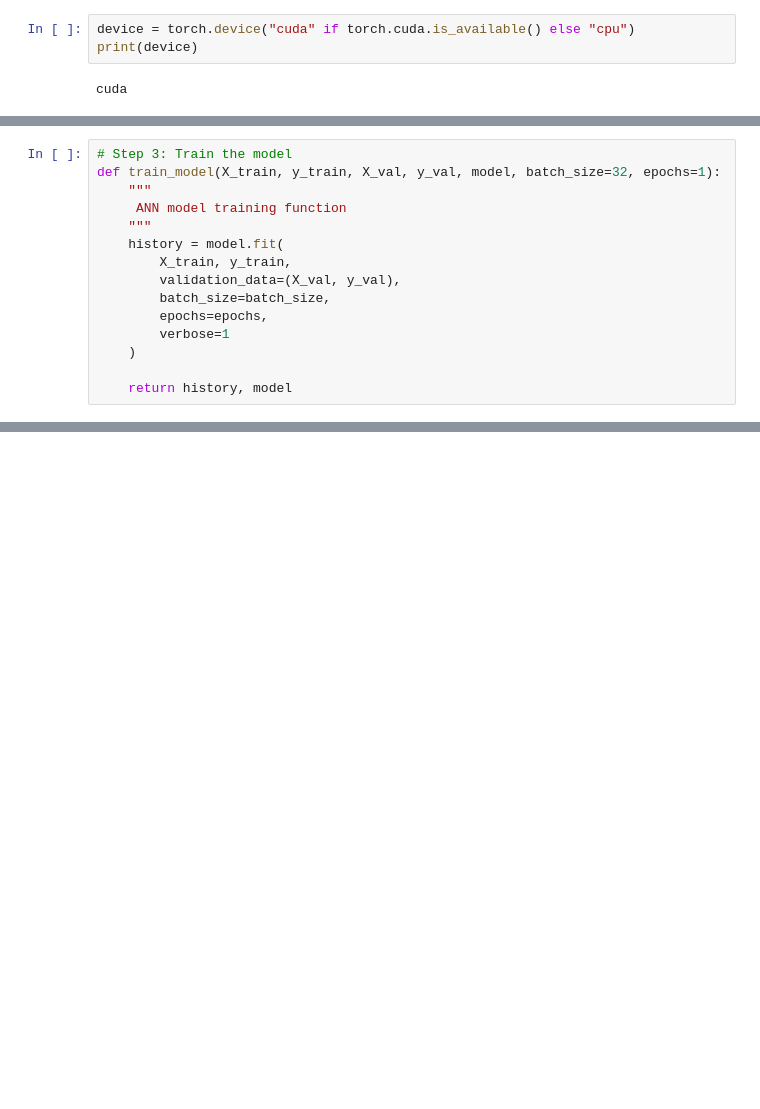
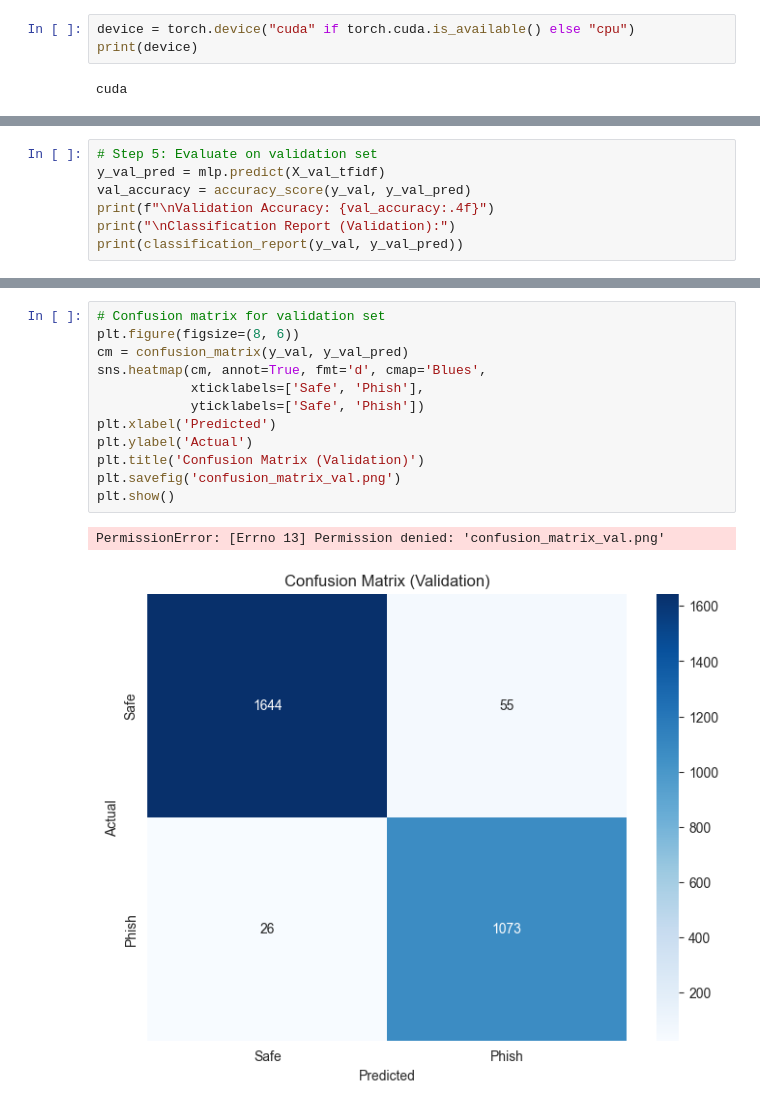
Before and after one commit to moanv2/phishing_repo_thesis, a Jupyter notebook: DeepLearning/ANN_new.ipynb, the cells around one changed output, grey strips where cells are left out. Cells and saved outputs as stored; diff of their text form; blank space fills up the shorter version.

```diff
--- a/DeepLearning/ANN_new.ipynb
+++ b/DeepLearning/ANN_new.ipynb
@@ -111,15 +222,7 @@ def build_ann_model(max_len, vocab_size, embedding_dim=100):
 # %%
-# Step 3: Train the model
-def train_model(X_train, y_train, X_val, y_val, model, batch_size=32, epochs=1):
-    """
-     ANN model training function
-    """
-    history = model.fit(
-        X_train, y_train,
-        validation_data=(X_val, y_val),
-        batch_size=batch_size,
-        epochs=epochs,
-        verbose=1
-    )
-
-    return history, model
+# Step 5: Evaluate on validation set
+y_val_pred = mlp.predict(X_val_tfidf)
+val_accuracy = accuracy_score(y_val, y_val_pred)
+print(f"\nValidation Accuracy: {val_accuracy:.4f}")
+print("\nClassification Report (Validation):")
+print(classification_report(y_val, y_val_pred))
@@ -125,0 +241,15 @@ def train_model(X_train, y_train, X_val, y_val, model, batch_size=32, epochs=1):
+# %%
+# Confusion matrix for validation set
+plt.figure(figsize=(8, 6))
+cm = confusion_matrix(y_val, y_val_pred)
+sns.heatmap(cm, annot=True, fmt='d', cmap='Blues',
+            xticklabels=['Safe', 'Phish'],
+            yticklabels=['Safe', 'Phish'])
+plt.xlabel('Predicted')
+plt.ylabel('Actual')
+plt.title('Confusion Matrix (Validation)')
+plt.savefig('confusion_matrix_val.png')
+plt.show()
+# %% [output]
+PermissionError: [Errno 13] Permission denied: 'confusion_matrix_val.png'
+[figure, added]
```
Also changed, not shown: parts of 10 cells of this notebook.
